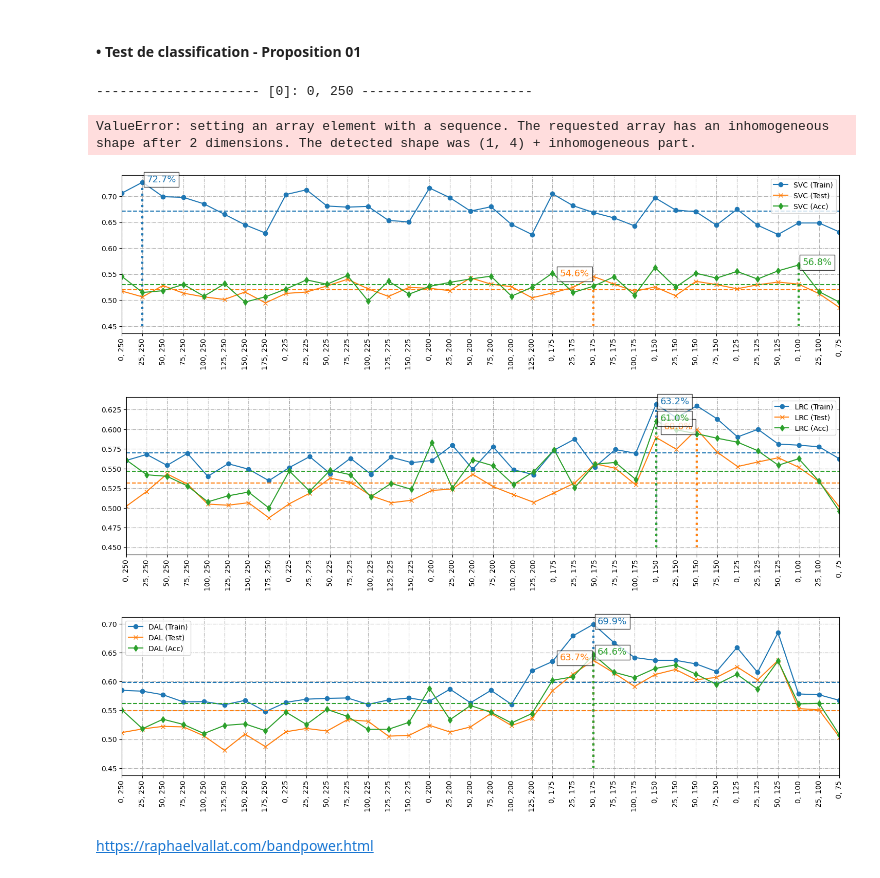
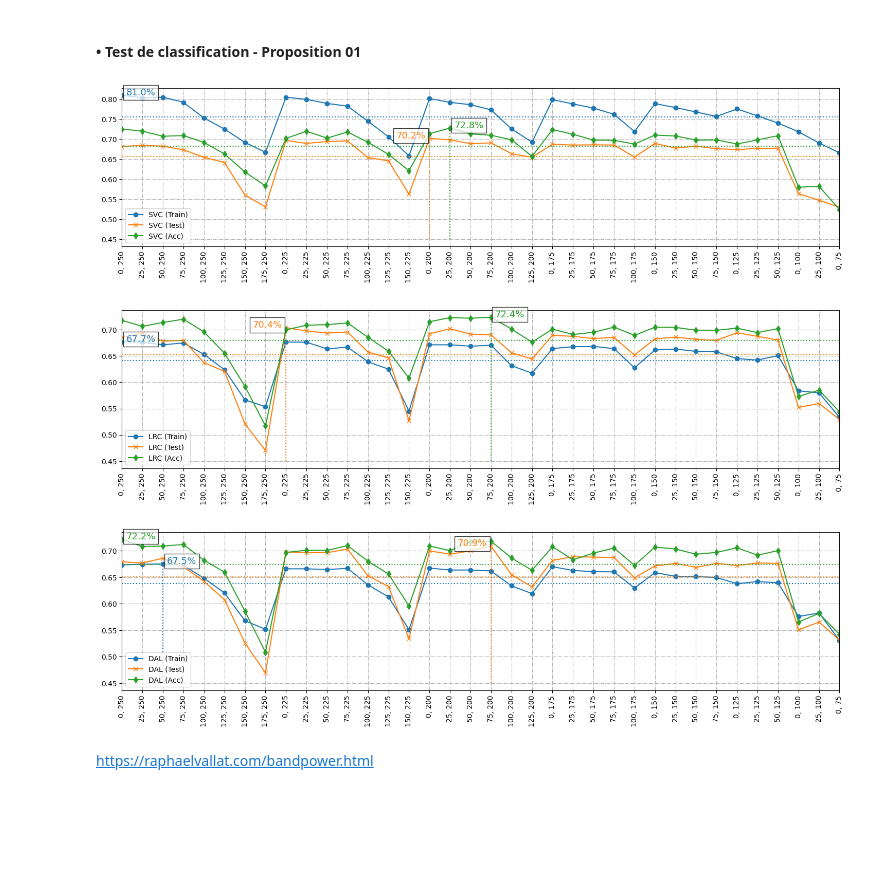
Before and after one commit to philippe-dpz/EEG_proj_repo, a Jupyter notebook: notebooks/Segmentation.ipynb, the cells around one changed output. Saved outputs shown, nothing was run; the diff lists cells and outputs as text; code cells hidden in the pictures; blank space fills up the shorter version.

```diff
--- a/notebooks/Segmentation.ipynb
+++ b/notebooks/Segmentation.ipynb
@@ -105,4 +100,4 @@ test_X=csv_in_zip(path, directory='test')
 # %% [markdown]
 #### • Pré-traitement (Segmentation) des données
 # %%
-train_X, train_y, test_X, test_y = train_test_init(entrants, targets, files, methode=-1, reverse=True)
+train_X, train_y, test_X, test_y = train_test_init(entrants, targets, files, methode=-1, reverse=False)
@@ -115,2 +104,5 @@ Fichiers tests :
 # %%
-x = Graphein(test_X, test_y, gd.eeg_Chans, numbers, 200, 50, level=False, slide=SLIDE).X
+# x = Graphein(test_X, test_y, gd.eeg_Chans, numbers, 200, 50, level=False, slide=SLIDE).X
+
+# print((x[:, 1 :: 3] - x[:, 0 :: 3])[0])
+# x[1][2] - x[1][1] + x[1][0]
@@ -121,15 +110,14 @@ x[1][2] - x[1][1] + x[1][0]
 #### • Test de classification - Proposition 01
 # %%
 class Best_function:
-    # b, a=butter_bandpass(.1, 31, SAMPLE_RATE)
-    band = 'Delta' # 'Theta' # 'Alpha'
-    b, a = bands_coeff[band]
+    b, a = butter_bandpass(.1, 31, SAMPLE_RATE)
+    # band = 'Delta' # 'Theta' # 'Alpha'
+    # b, a = bands_coeff[band]
 
     def filter_01(y: Vector) -> Vector:
         b, a = Best_function.a, Best_function.b
-        res  = [bandpass_filter((d[1] - d[0]) * 2, b, a) for d in y]
+        res  = [bandpass_filter(d[1] - d[0], b, a) for d in y]
 
-        print(np.shape(res[0]))
         return np.array(res)
 
     def filter_02(y: Vector) -> Vector:
@@ -161,14 +149,10 @@ class Best_function:
 
     def ondelette(y: Vector) -> Vector:
         wavelet = 'db4'
-        level = 4
+        level   = 2
+        coeffs  = [pywt.wavedec(d[1] - d[0], wavelet, level=level)[0] for d in y]  # Calcul de la DWT
+        # coeffs = [np.mean([pywt.wavedec(d[1] - d[0], wavelet, level=level)[1:]], axis=0) for d in y]
 
-        # Calcul de la DWT
-        coeffs = [pywt.wavedec(d[1] - d[0], wavelet, level=level)[0] for d in y]
-        # coeffs = [np.mean([pywt.wavedec(d[1] - d[0], wavelet, level=level)[1:]], axis=0) for d in y]
-        # print([np.shape(x) for x in coeffs[0]])
-
-        # Accès aux coefficients d'approximation et de détails
         return np.array(coeffs)
 
     def mean(y: Vector) -> Vector: return np.array([d[1] - d[0] for d in y])
@@ -188,13 +172,13 @@ class Best_function:
         head = [f"{c}_{f}" for c in channels for f in name] + [f"{f}_diff" for f in name]
 
         if norm:
-            temp=[[normalized(x) for x in room[c]] for c in channels]
+            temp   = [[normalized(x) for x in room[c]] for c in channels]
             c3, c4 = [[[f(v) for v in s] for f in func] for s in temp]
         else:
             c3, c4 = [[[f(v) for v in room[c]] for f in func] for c in channels]
 
-        sub=np.subtract(c3, c4)
-        _df=pd.DataFrame(np.array((*c3, *c4, *sub)).T, columns=head)
+        sub = np.subtract(c3, c4)
+        _df = pd.DataFrame(np.array((*c3, *c4, *sub)).T, columns=head)
         # _df=pd.DataFrame(np.array(sub).T, columns=head)
 
         print(np.array((np.stack([c3, c4], axis= 1), *sub)))
@@ -236,9 +220,9 @@ leg   = ['SVC', 'LRC', 'DAL']
 inc   = 25
 loc   = 0
 
-for i in range(SAMPLE_RATE, SAMPLE_RATE >> 2, -inc):
 # for i in np.append(range(1000, 900, -inc), range(250, 0, -inc))
     # for j in range(0, min(i - inc, (SAMPLE_RATE >> 0) + inc), inc):
+for i in range(SAMPLE_RATE, SAMPLE_RATE >> 2, -inc):
     for j in range(0, min(i - (inc << 1), (SAMPLE_RATE >> 0) + inc), inc):
         print(titre(f'[{len(table) // len(vclf)}]: {j}, {i}', 55))
 
@@ -260,47 +244,44 @@ for i in range(SAMPLE_RATE, SAMPLE_RATE >> 2, -inc):
             print(f"• {mdl}:", *[f'{x:.1%}' for x in table[-1][2:]],
                   f"\tTest - [acc: {score_test['test_accuracy'].mean():.1%}]",
                   f"[f1: {score_test['test_f1'].mean():.1%}]")
-# %% [output]
---------------------- [0]: 0, 250 ----------------------
-ValueError: setting an array element with a sequence. The requested array has an inhomogeneous shape after 2 dimensions. The detected shape was (1, 4) + inhomogeneous part.
 # %%
 nb  = len(vclf)
 res = [table[i :: nb] for i in range(nb)]
 pos = [f"{x[0]}, {x[1]}" for x in res[0]]
 xtk = range(len(pos))
 fnt = {
         'fontsize': 13,
         'fontweight': 'medium',
         'bbox': dict(facecolor='white', alpha=.75),
     }
 
 for i in range(nb):
     plt.figure(figsize=(18, 4))
     plt.xlim([xtk[0], xtk[-1]])
     plt.grid(visible=True, ls='-.')
     plt.xticks(xtk, labels=pos, rotation='vertical')
 
     for j in range(1, 4):
         crv =np.array([float(x[1 + j]) for x in res[i]])
         max_=max(crv)
         x_  =np.where(crv == max_)[0][0]
         k   =j % 2
         off =.2 * ([-1, 1][k])
         line=plt.plot(xtk, crv, f'{'_oxd'[j]}-', label=f'{leg[i]} ({['', 'Train', 'Test', 'Acc'][j]})')
         c   =line[-1].get_color()
 
-        fnt['horizontalalignment']=['right', 'left'][k]
+        fnt['horizontalalignment'] = ['right', 'left'][k]
 
-        plt.hlines(np.mean(crv), 0, 250, colors=c, ls='--')
-        plt.vlines(x_, .45, max_, ls=':', colors=c, lw=3)
+        plt.hlines(np.mean(crv), 0, 250, ls=':', colors=c)
+        plt.vlines(x_, .45, max_, ls=':', colors=c)
         plt.text(x_ + off , max_, f'{max_:.1%}', c=c, fontdict=fnt)
 
     plt.legend()
     plt.show();
 # %% [output]
-[figure, old version]
+[figure, new version]
-[figure, old version]
+[figure, new version]
-[figure, old version]
+[figure, new version]
 # %%
 from sklearn.manifold import TSNE
 
```
Also changed, not shown: parts of 8 cells of this notebook, 1 other file.
